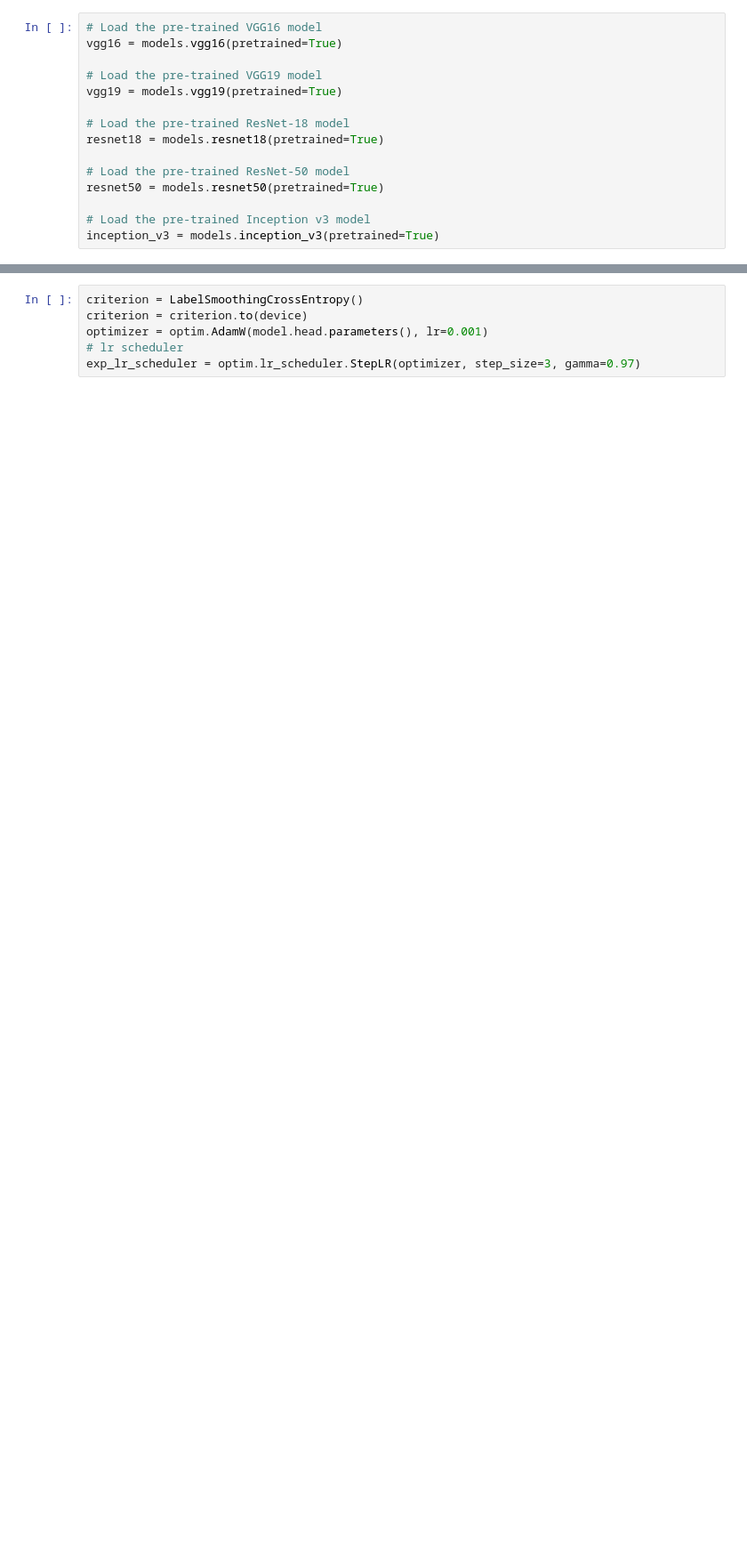
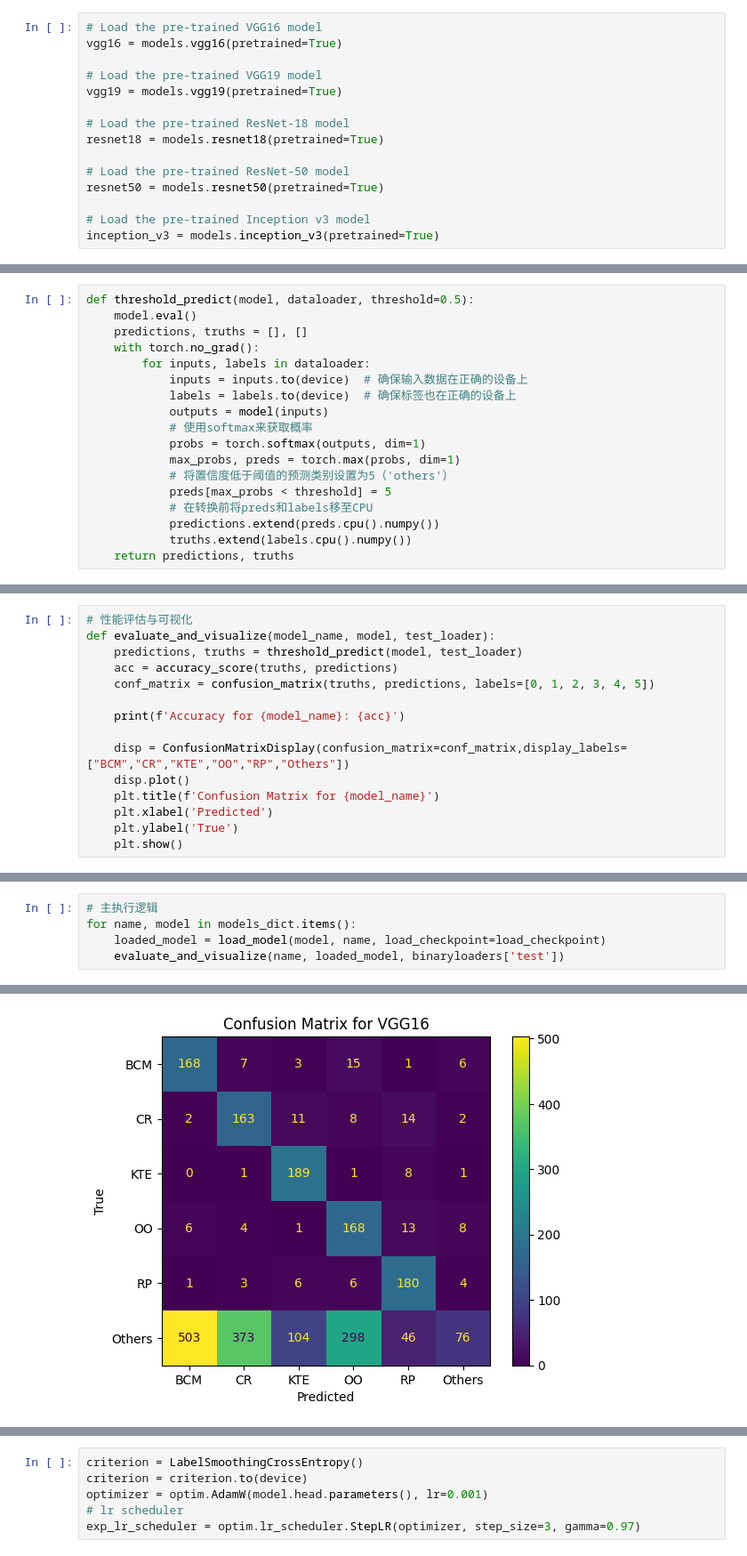
Before and after one commit to AlvisWSY/IE4414_F34_Grp7, a Jupyter notebook: practice.ipynb, the cells around one changed output, grey strips where cells are left out. Shown at 89% size. Saved outputs shown, nothing was run; the diff lists cells and outputs as text; blank space fills up the shorter version.

```diff
--- a/practice.ipynb
+++ b/practice.ipynb
@@ -360,0 +705,18 @@ advance：yaoxuan
+# %%
+def threshold_predict(model, dataloader, threshold=0.5):
+    model.eval()
+    predictions, truths = [], []
+    with torch.no_grad():
+        for inputs, labels in dataloader:
+            inputs = inputs.to(device)  # 确保输入数据在正确的设备上
+            labels = labels.to(device)  # 确保标签也在正确的设备上
+            outputs = model(inputs)
+            # 使用softmax来获取概率
+            probs = torch.softmax(outputs, dim=1)
+            max_probs, preds = torch.max(probs, dim=1)
+            # 将置信度低于阈值的预测类别设置为5（'others'）
+            preds[max_probs < threshold] = 5
+            # 在转换前将preds和labels移至CPU
+            predictions.extend(preds.cpu().numpy())
+            truths.extend(labels.cpu().numpy())
+    return predictions, truths
@@ -360,0 +725,15 @@ advance：yaoxuan
+# %%
+# 性能评估与可视化
+def evaluate_and_visualize(model_name, model, test_loader):
+    predictions, truths = threshold_predict(model, test_loader)
+    acc = accuracy_score(truths, predictions)
+    conf_matrix = confusion_matrix(truths, predictions, labels=[0, 1, 2, 3, 4, 5])
+
+    print(f'Accuracy for {model_name}: {acc}')
+
+    disp = ConfusionMatrixDisplay(confusion_matrix=conf_matrix,display_labels=["BCM","CR","KTE","OO","RP","Others"])
+    disp.plot()
+    plt.title(f'Confusion Matrix for {model_name}')
+    plt.xlabel('Predicted')
+    plt.ylabel('True')
+    plt.show()
@@ -360,0 +742,6 @@ advance：yaoxuan
+# %%
+# 主执行逻辑
+for name, model in models_dict.items():
+    loaded_model = load_model(model, name, load_checkpoint=load_checkpoint)
+    evaluate_and_visualize(name, loaded_model, binaryloaders['test'])
+# %% [output]
@@ -360,0 +749 @@ advance：yaoxuan
+[figure, added]
```
Also changed, not shown: parts of 163 cells of this notebook, 4 other files.
